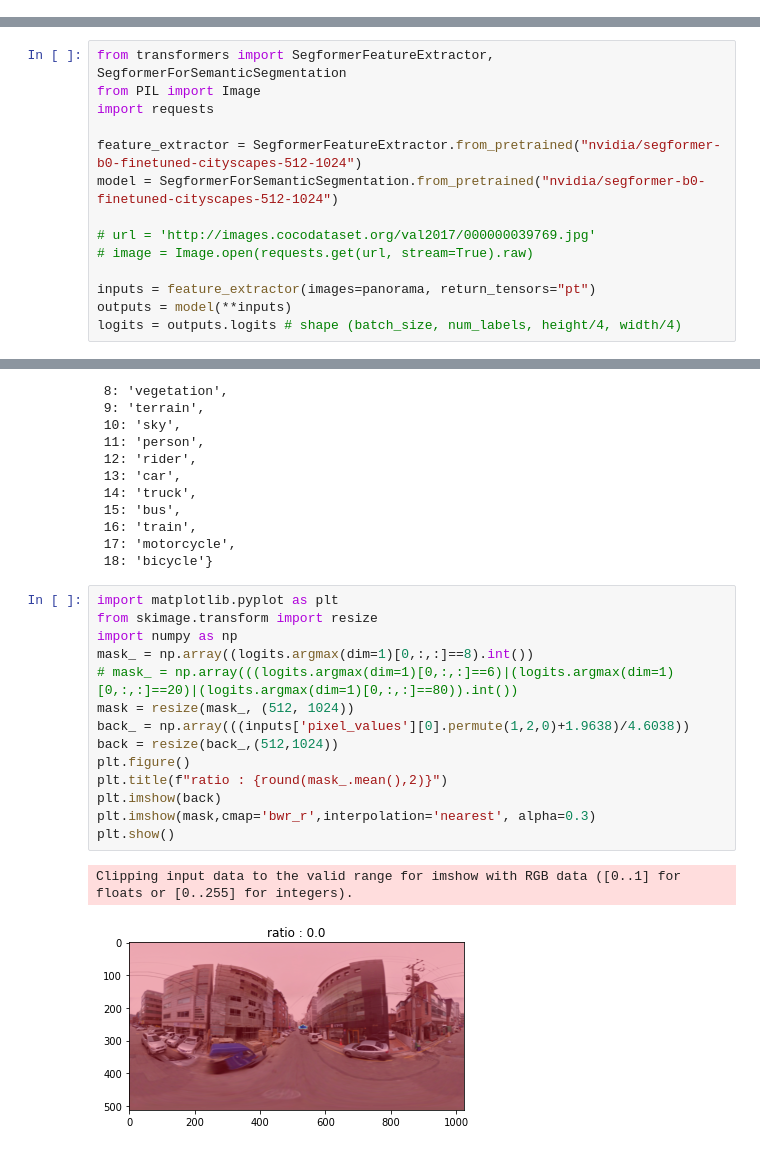
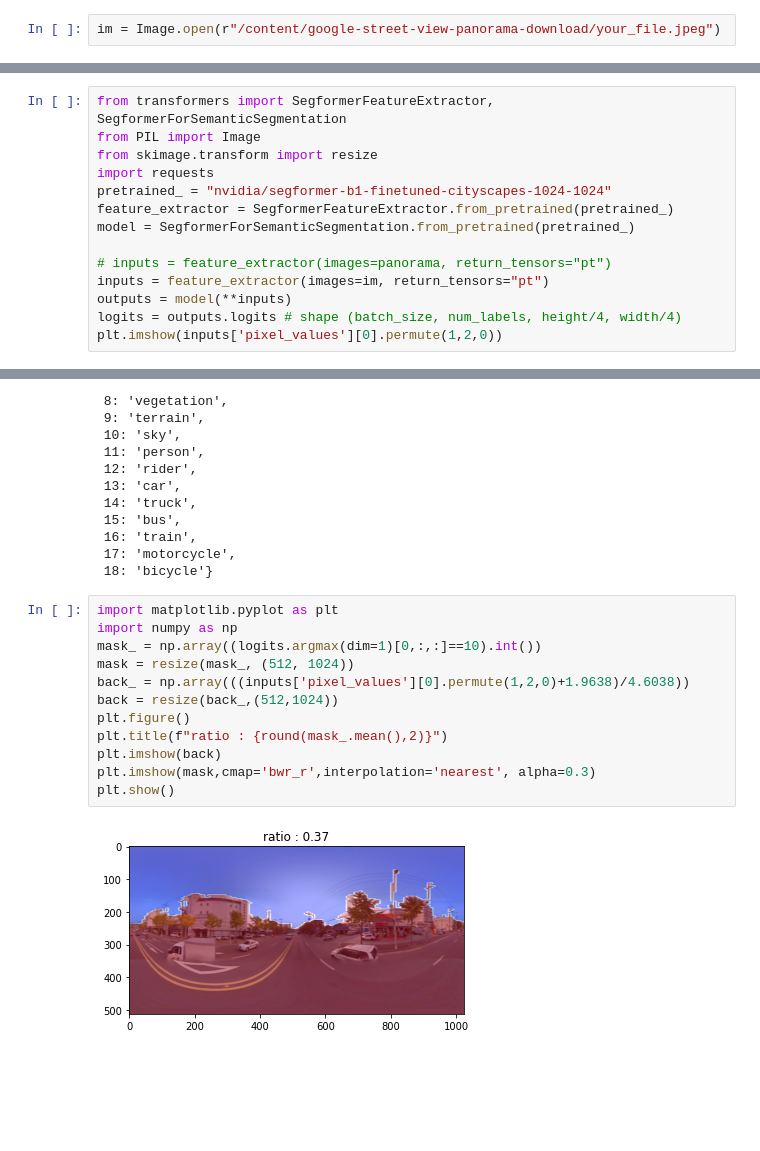
Before and after one commit to MINED30/EATA, a Jupyter notebook: Segformer_교통사고분석.ipynb, the cells around one changed output, grey strips where cells are left out. Saved outputs shown, nothing was run; the diff lists cells and outputs as text; blank space fills up the shorter version.

```diff
--- a/Segformer_교통사고분석.ipynb
+++ b/Segformer_교통사고분석.ipynb
@@ -25,3 +30,5 @@ plt.show()
+# %%
+im = Image.open(r"/content/google-street-view-panorama-download/your_file.jpeg")
 # %% [markdown]
 # SegFormer HuggingFace
 # %%
@@ -29,14 +54,14 @@ plt.show()
 # %%
 from transformers import SegformerFeatureExtractor, SegformerForSemanticSegmentation
 from PIL import Image
+from skimage.transform import resize
 import requests
+pretrained_ = "nvidia/segformer-b1-finetuned-cityscapes-1024-1024"
+feature_extractor = SegformerFeatureExtractor.from_pretrained(pretrained_)
+model = SegformerForSemanticSegmentation.from_pretrained(pretrained_)
 
-feature_extractor = SegformerFeatureExtractor.from_pretrained("nvidia/segformer-b0-finetuned-cityscapes-512-1024")
-model = SegformerForSemanticSegmentation.from_pretrained("nvidia/segformer-b0-finetuned-cityscapes-512-1024")
-
-# url = 'http://images.cocodataset.org/val2017/000000039769.jpg'
-# image = Image.open(requests.get(url, stream=True).raw)
-
-inputs = feature_extractor(images=panorama, return_tensors="pt")
+# inputs = feature_extractor(images=panorama, return_tensors="pt")
+inputs = feature_extractor(images=im, return_tensors="pt")
 outputs = model(**inputs)
 logits = outputs.logits # shape (batch_size, num_labels, height/4, width/4)
+plt.imshow(inputs['pixel_values'][0].permute(1,2,0))
@@ -64,18 +105,15 @@ model.config.id2label
  18: 'bicycle'}
 # %%
 import matplotlib.pyplot as plt
-from skimage.transform import resize
 import numpy as np
-mask_ = np.array((logits.argmax(dim=1)[0,:,:]==8).int())
-# mask_ = np.array(((logits.argmax(dim=1)[0,:,:]==6)|(logits.argmax(dim=1)[0,:,:]==20)|(logits.argmax(dim=1)[0,:,:]==80)).int())
+mask_ = np.array((logits.argmax(dim=1)[0,:,:]==10).int())
 mask = resize(mask_, (512, 1024))
 back_ = np.array(((inputs['pixel_values'][0].permute(1,2,0)+1.9638)/4.6038))
 back = resize(back_,(512,1024))
 plt.figure()
 plt.title(f"ratio : {round(mask_.mean(),2)}")
 plt.imshow(back)
 plt.imshow(mask,cmap='bwr_r',interpolation='nearest', alpha=0.3)
 plt.show()
 # %% [output]
-Clipping input data to the valid range for imshow with RGB data ([0..1] for floats or [0..255] for integers).
-[figure, old version]
+[figure, new version]
```
Also changed, not shown: parts of 6 cells of this notebook.
